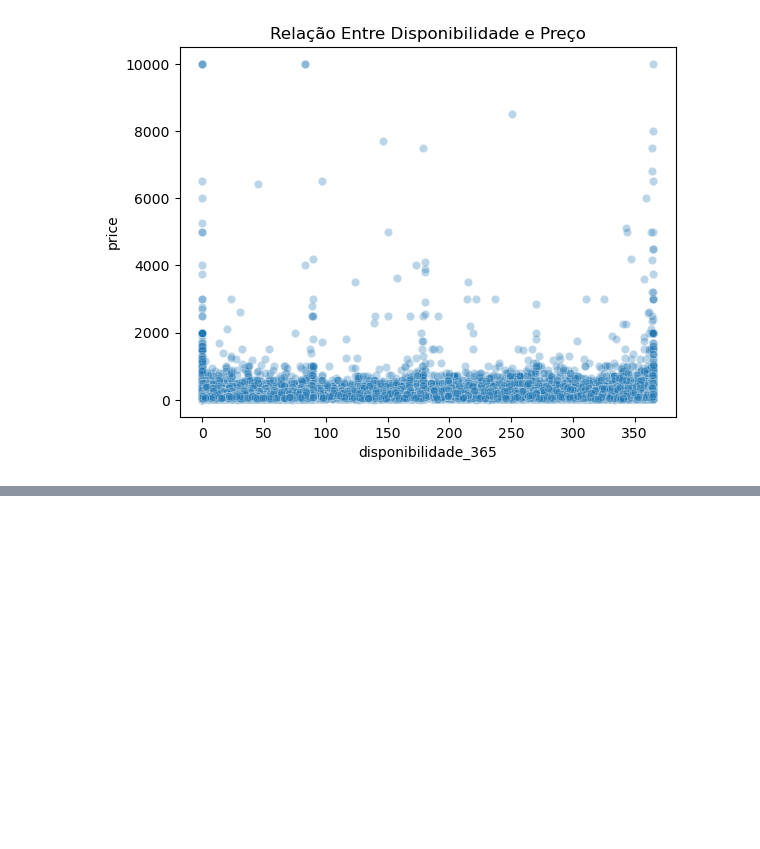
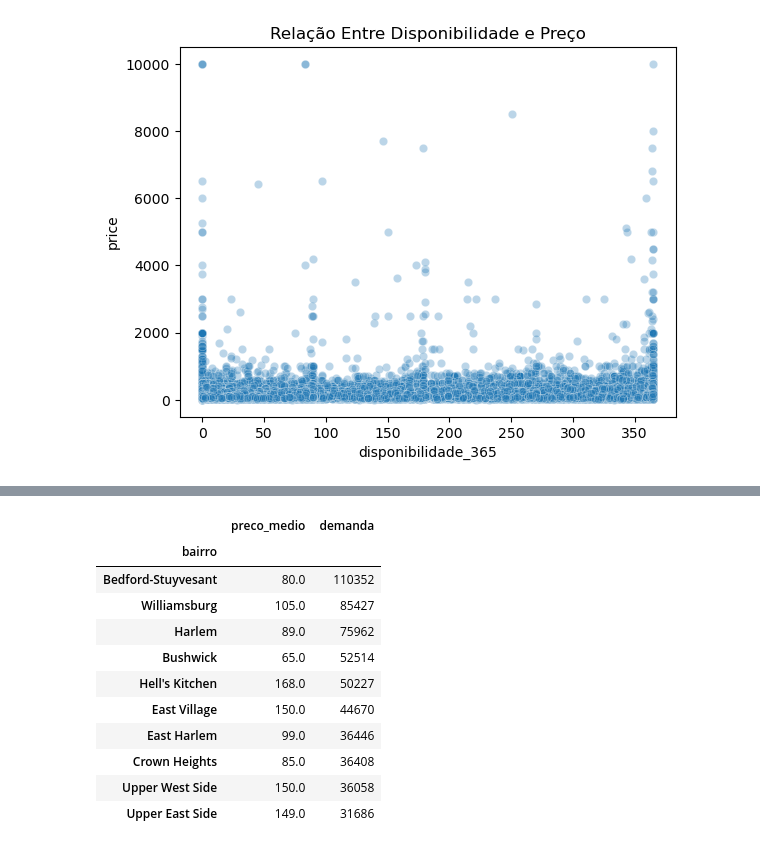
Before and after one commit to viniciusaprazeres/lighthouse-ciencia-de-dados, a Jupyter notebook: analise_eda.ipynb, the cells around one changed output, grey strips where cells are left out. Cells and saved outputs as stored; diff of their text form; code cells hidden in the pictures; blank space fills up the shorter version.

```diff
--- a/analise_eda.ipynb
+++ b/analise_eda.ipynb
@@ -111,0 +116,18 @@ plt.show()
+# %%
+# Calculando o preço médio e demanda (baseada em reviews) por bairro
+df_analise_bairro = df_precificacao.groupby('bairro').agg(preco_medio=('price', 'median'), demanda=('numero_de_reviews', 'sum')).sort_values('demanda', ascending=False).head(10)
+
+df_analise_bairro
+# %% [output]
+|  | preco_medio | demanda |
+| bairro |  |  |
+| Bedford-Stuyvesant | 80.0 | 110352 |
+| Williamsburg | 105.0 | 85427 |
+| Harlem | 89.0 | 75962 |
+| Bushwick | 65.0 | 52514 |
+| Hell's Kitchen | 168.0 | 50227 |
+| East Village | 150.0 | 44670 |
+| East Harlem | 99.0 | 36446 |
+| Crown Heights | 85.0 | 36408 |
+| Upper West Side | 150.0 | 36058 |
+| Upper East Side | 149.0 | 31686 |
```
Also changed, not shown: parts of 6 cells of this notebook.
